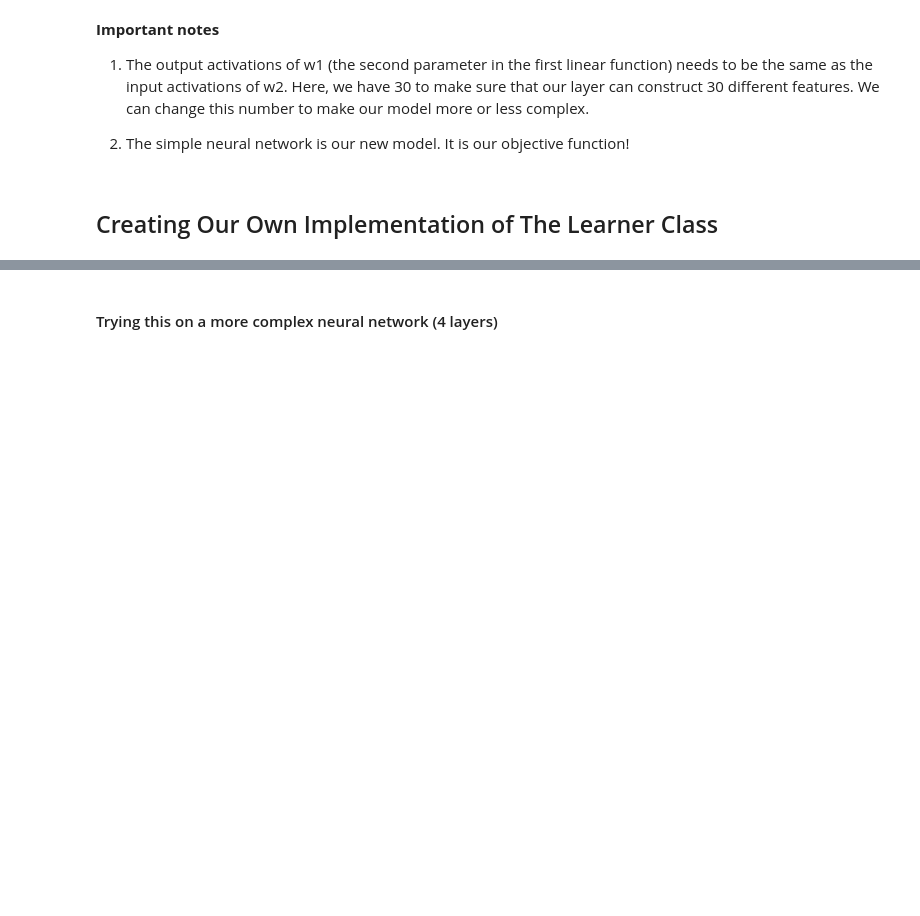
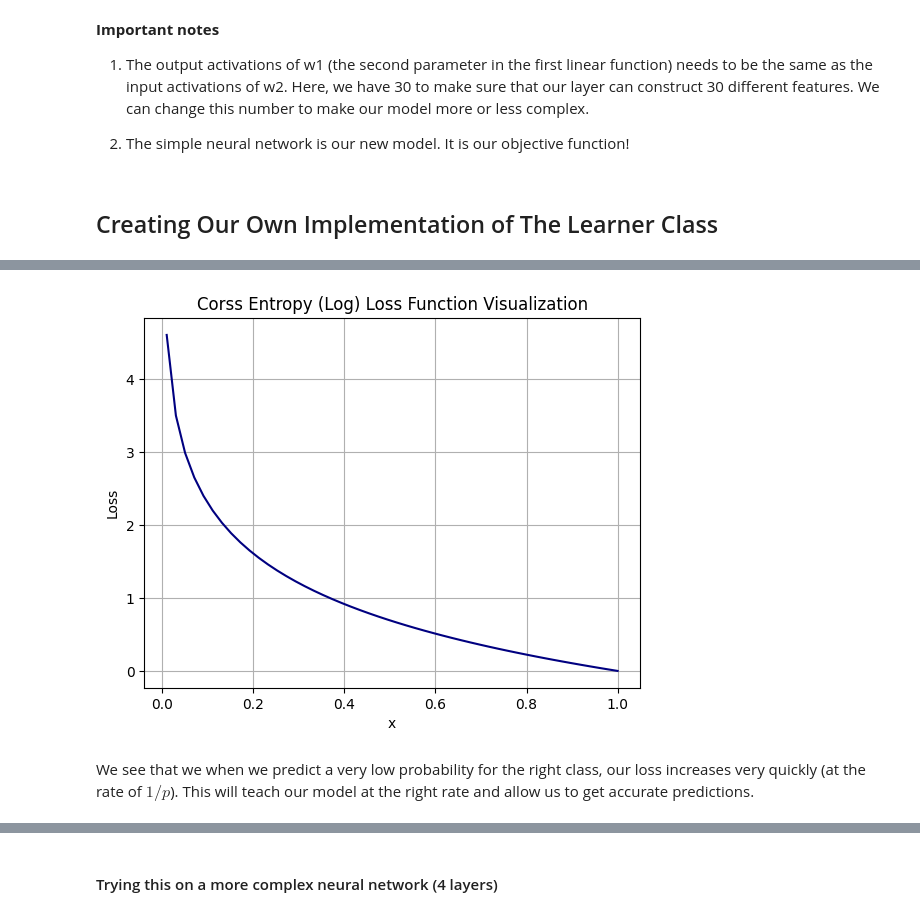
Before and after one commit to samikh-git/deep_learning, a Jupyter notebook: Ch4-MNIST/ch4.ipynb, the cells around one changed output, grey strips where cells are left out. Cells and saved outputs as stored; diff of their text form; code cells hidden in the pictures; blank space fills up the shorter version.

```diff
--- a/Ch4-MNIST/ch4.ipynb
+++ b/Ch4-MNIST/ch4.ipynb
@@ -386,0 +477,16 @@ class Learner:
+# %%
+x = np.linspace(0.01,1.0)
+y = -np.log(x)
+
+cross_entropy = plt.plot(x,y)
+plt.setp(cross_entropy, color = 'navy')
+plt.xlabel("x")
+plt.ylabel("Loss")
+plt.title("Corss Entropy (Log) Loss Function Visualization")
+plt.grid(True)
+plt.show()
+plt.style.use("tableau-colorblind10")
+# %% [output]
+[figure, added]
+# %% [markdown]
+We see that we when we predict a very low probability for the right class, our loss increases very quickly (at the rate of $1/p$). This will teach our model at the right rate and allow us to get accurate predictions.
```
Also changed, not shown: parts of 23 cells of this notebook.
